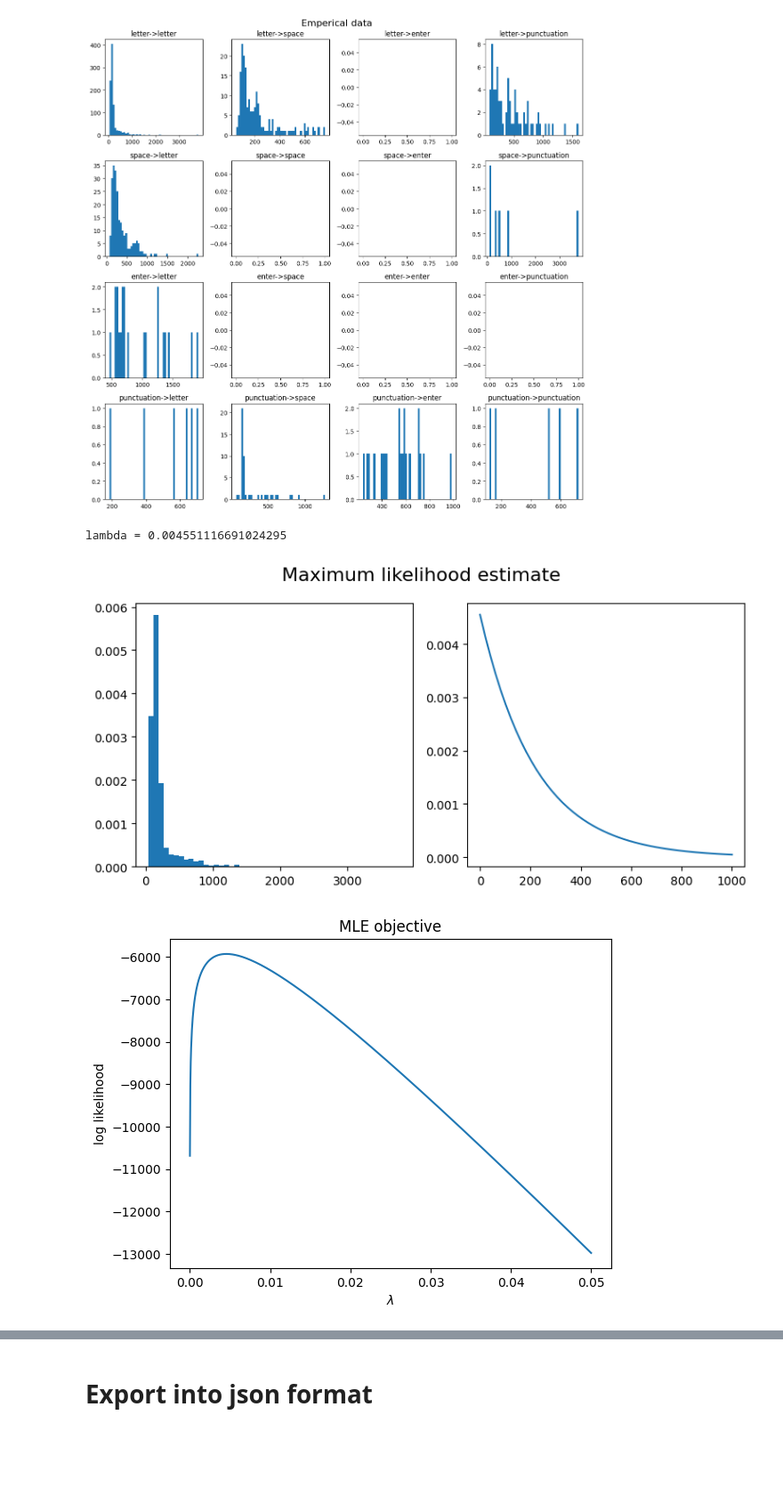
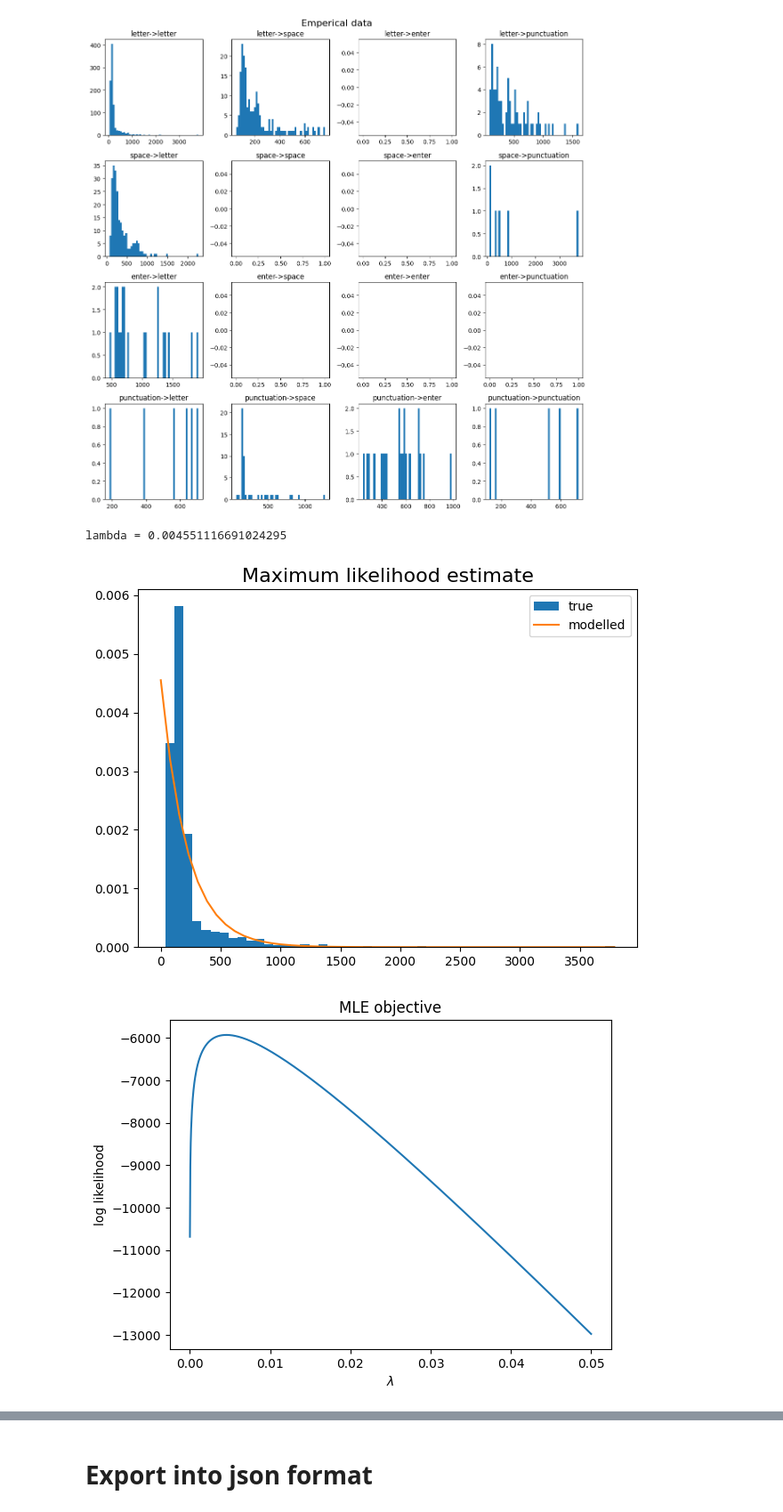
Before and after one commit to geekrope/keystroke-distribution, a Jupyter notebook: analysis/typing_distribution.ipynb, the cells around one changed output, grey strips where cells are left out. Shown at 89% size. Cells and saved outputs as stored; diff of their text form; code cells hidden in the pictures; blank space fills up the shorter version.

```diff
--- a/analysis/typing_distribution.ipynb
+++ b/analysis/typing_distribution.ipynb
@@ -233,36 +232,34 @@ plt.show()
 # %%
 target = '0-0'
 n = len(timing_data[target])
 l = 1.0 / np.mean(timing_data[target])
-x = np.linspace(0, 1000)
+x = np.linspace(0, np.max(timing_data[target]))
 
-fig, axes = plt.subplots(1, 2, figsize=(8, 4))
-
-axes[0].hist(timing_data[target], bins=50, density=True)
-
-axes[1].plot(x, l * np.exp(-l * x))
+plt.hist(timing_data[target], bins=50, density=True, label = 'true')
+plt.plot(x, l * np.exp(-l * x), label = 'modelled')
+plt.legend()
 
 print("lambda =", l)
 
-fig.suptitle('Maximum likelihood estimate', fontsize=16)
+plt.title('Maximum likelihood estimate', fontsize=16)
 plt.tight_layout()
 plt.show()
 
 plt.title('MLE objective')
 plt.xlabel('$\\lambda$')
 plt.ylabel('log likelihood')
 l_values = np.linspace(0.00001, 0.05, 1000)
 plt.plot(
     l_values,
     n *
     np.log(l_values) -
     l_values *
     np.sum(
         timing_data[target]))
 plt.show()
 # %% [output]
 lambda = 0.004551116691024295
-[figure, old version]
+[figure, new version]
 [figure]
 # %%
 fig, axes = plt.subplots(count, count, figsize=(12, 12))
```
Also changed, not shown: parts of 7 cells of this notebook, 6 other files.
